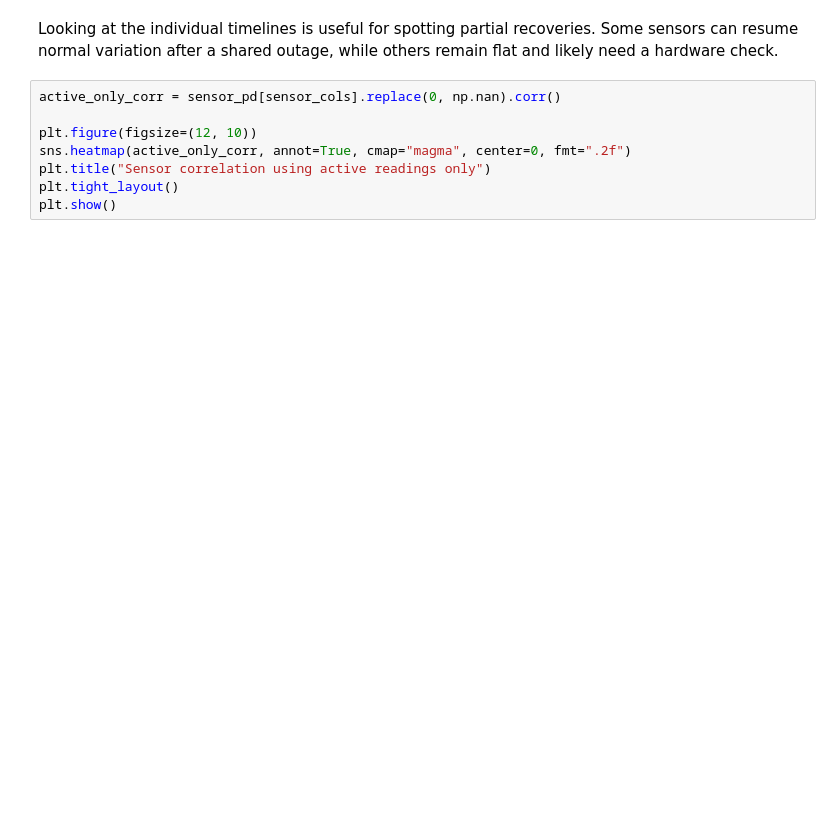
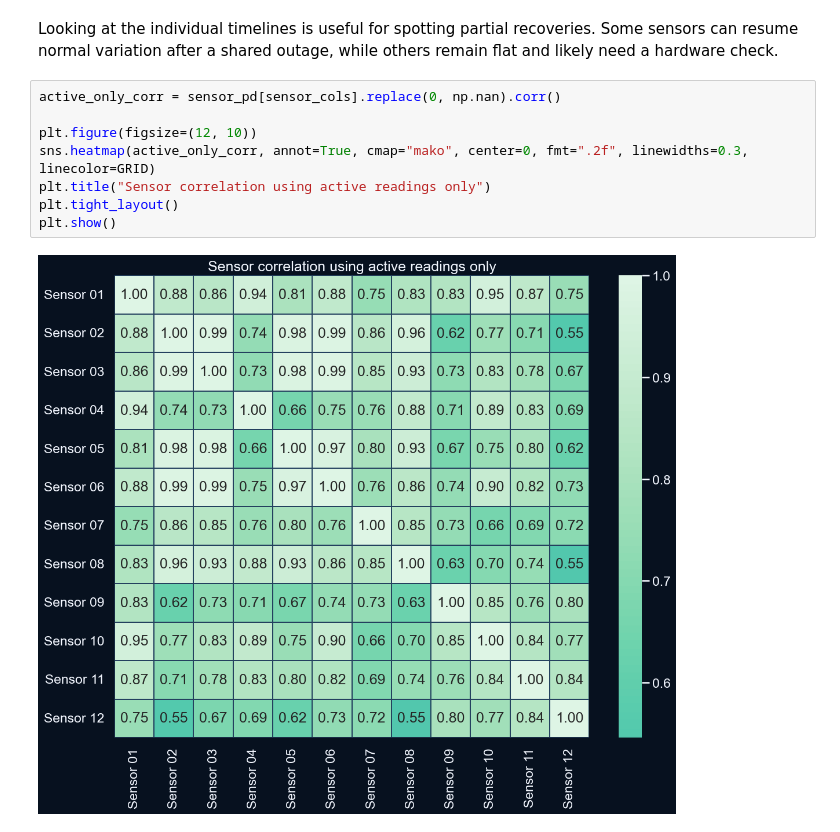
Before and after one commit to Compost-Coders/composting-coders, a Jupyter notebook: notebooks/analysis_sensors.ipynb, the cells around one changed output. Saved outputs shown, nothing was run; the diff lists cells and outputs as text; blank space fills up the shorter version.

```diff
--- a/notebooks/analysis_sensors.ipynb
+++ b/notebooks/analysis_sensors.ipynb
@@ -152,11 +216,13 @@ Looking at the individual timelines is useful for spotting partial recoveries. S
 # %%
 active_only_corr = sensor_pd[sensor_cols].replace(0, np.nan).corr()
 
 plt.figure(figsize=(12, 10))
-sns.heatmap(active_only_corr, annot=True, cmap="magma", center=0, fmt=".2f")
+sns.heatmap(active_only_corr, annot=True, cmap="mako", center=0, fmt=".2f", linewidths=0.3, linecolor=GRID)
 plt.title("Sensor correlation using active readings only")
 plt.tight_layout()
 plt.show()
+# %% [output]
+[figure, added]
 # %%
 weekly_sensor = long_sensor.copy()
 weekly_sensor["moisture"] = weekly_sensor["moisture"].replace(0, np.nan)
```
Also changed, not shown: parts of 14 cells of this notebook, 2 other files.
